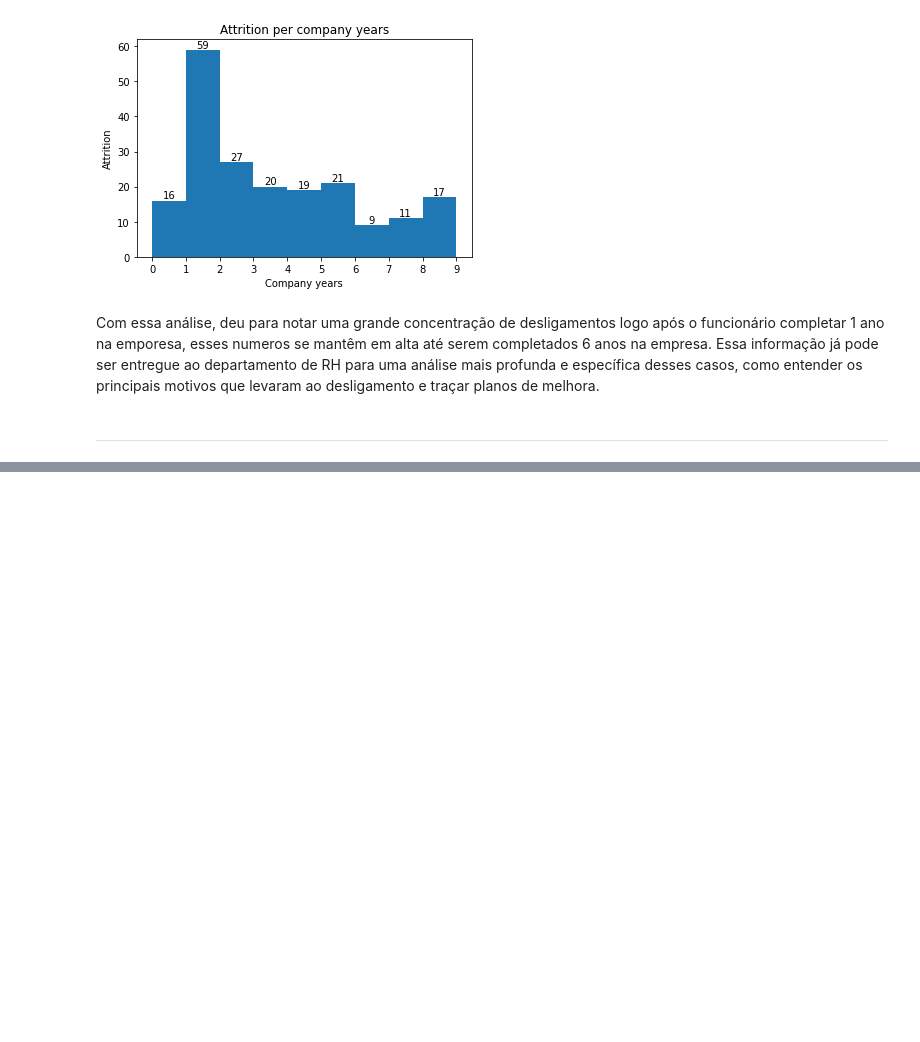
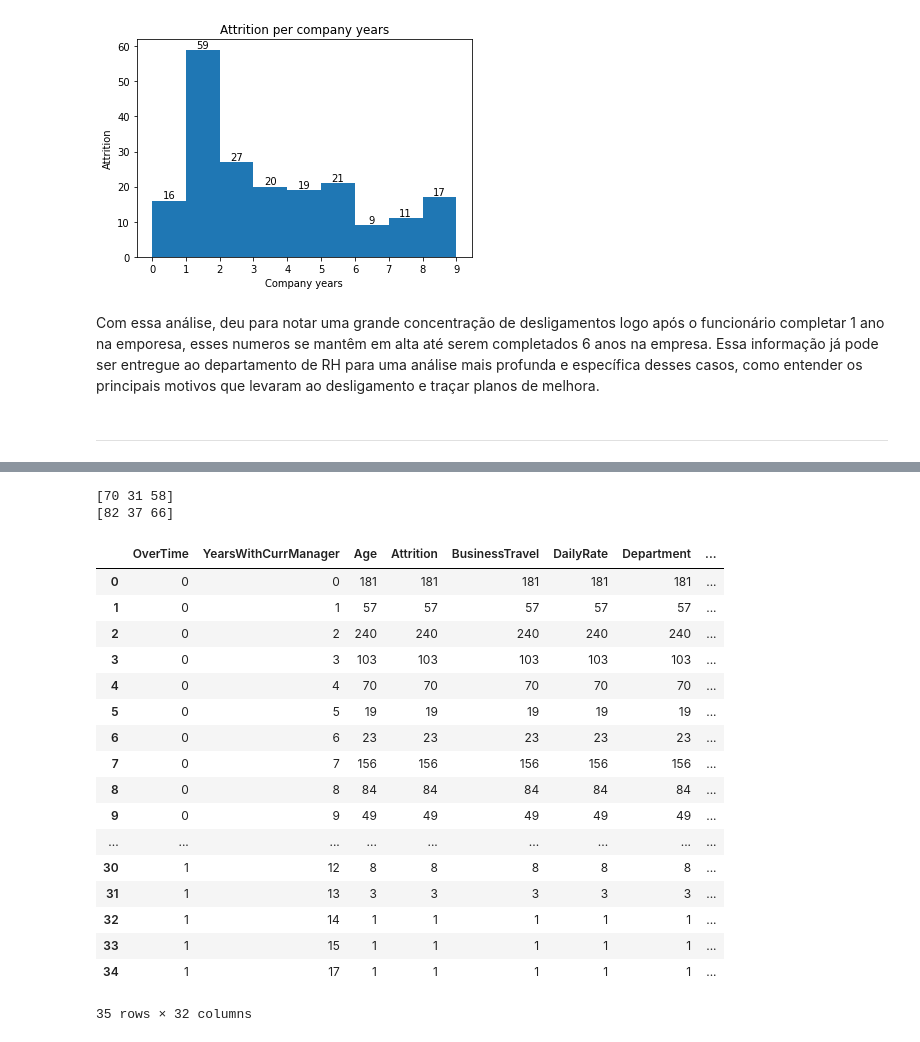
Before and after one commit to gasp37/employee-attrition-and-performance, a Jupyter notebook: employee_attrition_analysis.ipynb, the cells around one changed output, grey strips where cells are left out. Saved outputs shown, nothing was run; the diff lists cells and outputs as text; code cells hidden in the pictures; blank space fills up the shorter version.

```diff
--- a/notebook-1.ipynb
+++ b/employee_attrition_analysis.ipynb
@@ -249,0 +253,33 @@ Name: Attrition, dtype: float64
+# %%
+weight_counts = {
+    "Below": np.array([70, 31, 58]),
+    "Above": np.array([82, 37, 66]),
+}
+
+for boolean, weight_count in weight_counts.items():
+    print(weight_count)
+# %% [output]
+[70 31 58]
+[82 37 66]
+# %%
+df_grouped = df_treated.groupby(['OverTime', 'YearsWithCurrManager']).count().reset_index()
+df_grouped
+# %% [output]
+|  | OverTime | YearsWithCurrManager | Age | Attrition | BusinessTravel | DailyRate | Department | ... |
+| 0 | 0 | 0 | 181 | 181 | 181 | 181 | 181 | ... |
+| 1 | 0 | 1 | 57 | 57 | 57 | 57 | 57 | ... |
+| 2 | 0 | 2 | 240 | 240 | 240 | 240 | 240 | ... |
+| 3 | 0 | 3 | 103 | 103 | 103 | 103 | 103 | ... |
+| 4 | 0 | 4 | 70 | 70 | 70 | 70 | 70 | ... |
+| 5 | 0 | 5 | 19 | 19 | 19 | 19 | 19 | ... |
+| 6 | 0 | 6 | 23 | 23 | 23 | 23 | 23 | ... |
+| 7 | 0 | 7 | 156 | 156 | 156 | 156 | 156 | ... |
+| 8 | 0 | 8 | 84 | 84 | 84 | 84 | 84 | ... |
+| 9 | 0 | 9 | 49 | 49 | 49 | 49 | 49 | ... |
+| ... | ... | ... | ... | ... | ... | ... | ... | ... |
+| 30 | 1 | 12 | 8 | 8 | 8 | 8 | 8 | ... |
+| 31 | 1 | 13 | 3 | 3 | 3 | 3 | 3 | ... |
+| 32 | 1 | 14 | 1 | 1 | 1 | 1 | 1 | ... |
+| 33 | 1 | 15 | 1 | 1 | 1 | 1 | 1 | ... |
+| 34 | 1 | 17 | 1 | 1 | 1 | 1 | 1 | ... |
+35 rows × 32 columns
```
Also changed, not shown: parts of 13 cells of this notebook.
